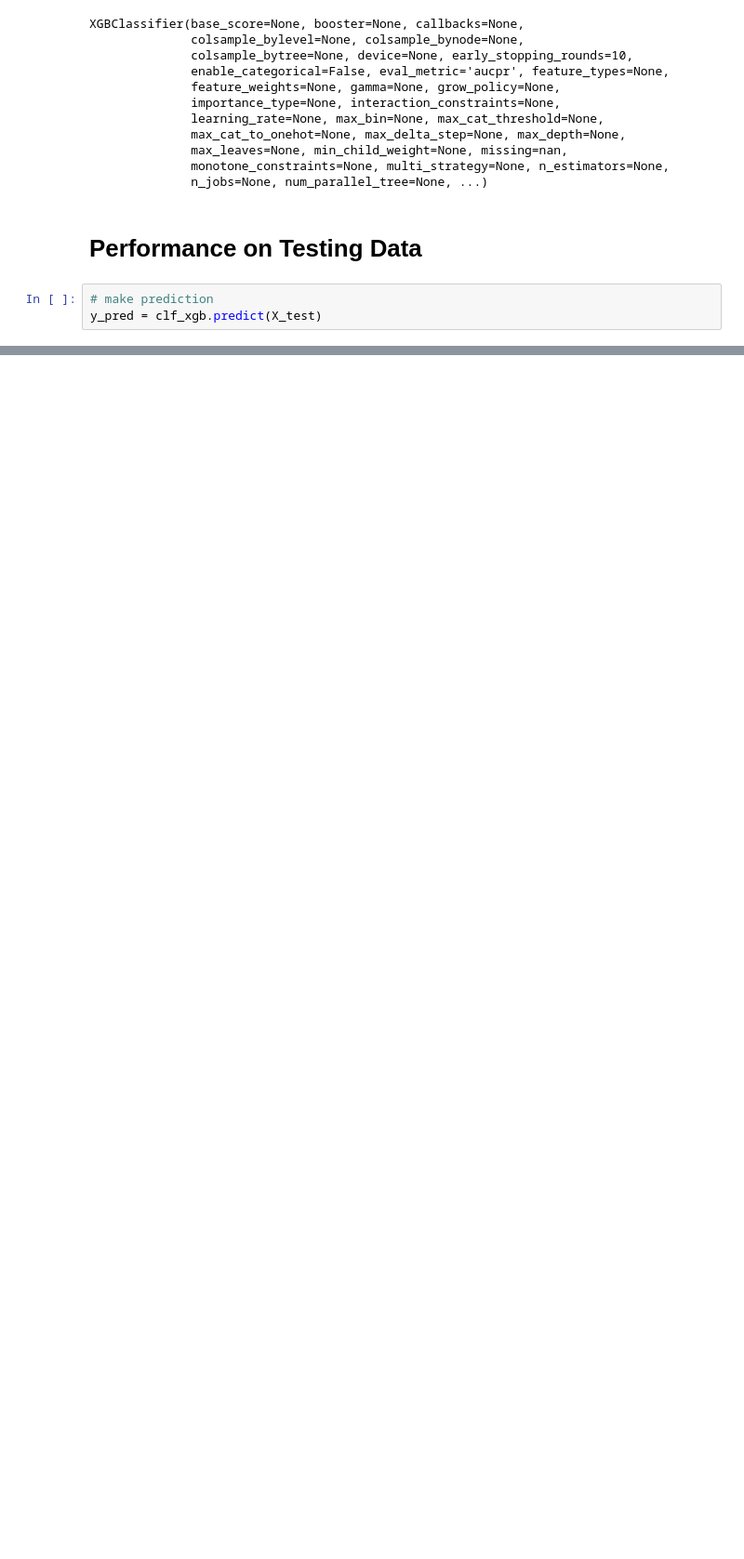
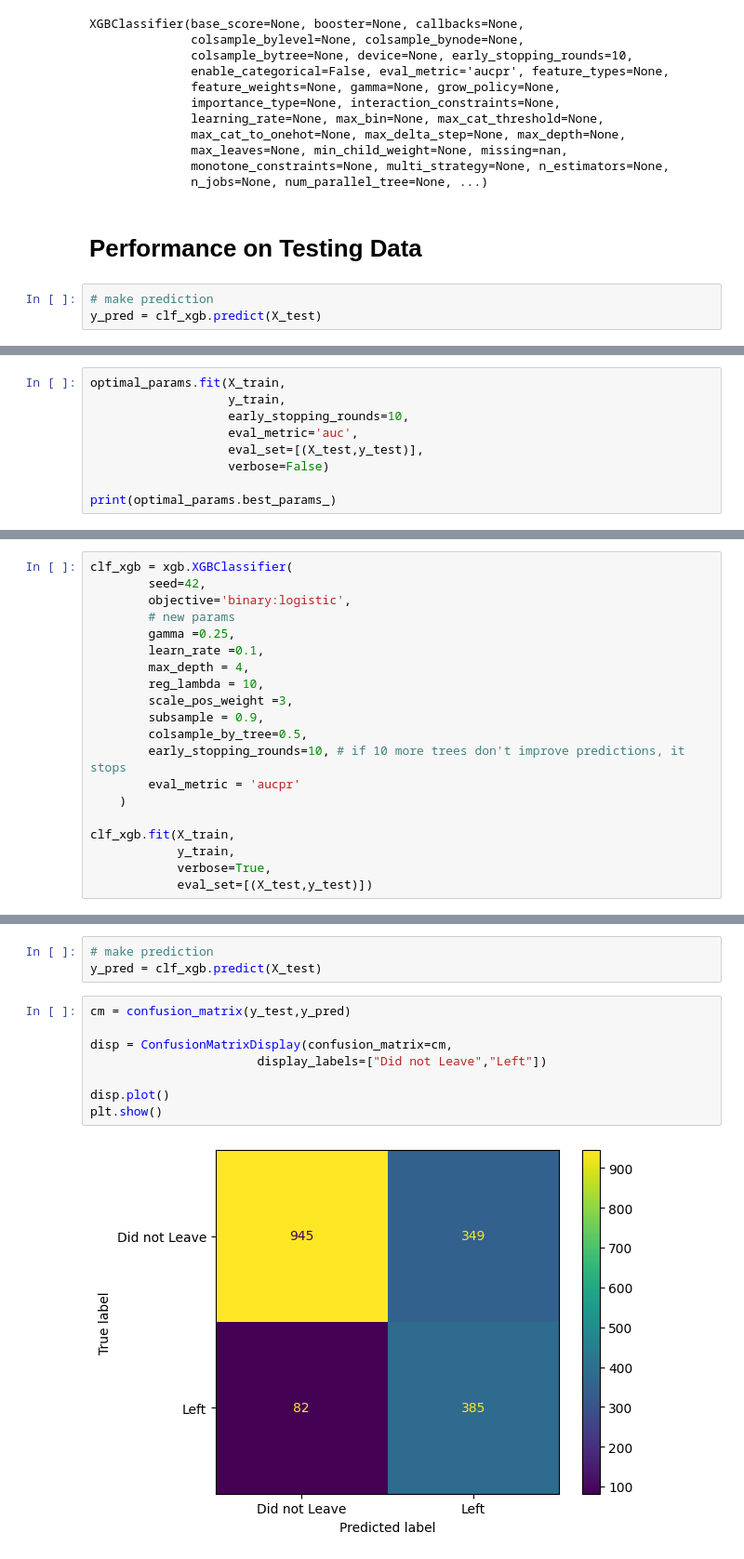
Before and after one commit to hasongc01/Customer-Churn, a Jupyter notebook: teleco.ipynb, the cells around one changed output, grey strips where cells are left out. Shown at 93% size. Saved outputs shown, nothing was run; the diff lists cells and outputs as text; blank space fills up the shorter version.

```diff
--- a/teleco.ipynb
+++ b/teleco.ipynb
@@ -469,0 +512,9 @@ NameError: name 'plt' is not defined
+# %%
+optimal_params.fit(X_train,
+                   y_train,
+                   early_stopping_rounds=10,
+                   eval_metric='auc',
+                   eval_set=[(X_test,y_test)],
+                   verbose=False)
+
+print(optimal_params.best_params_)
@@ -469,0 +523,20 @@ NameError: name 'plt' is not defined
+# %%
+clf_xgb = xgb.XGBClassifier(
+        seed=42,
+        objective='binary:logistic',
+        # new params
+        gamma =0.25,
+        learn_rate =0.1,
+        max_depth = 4,
+        reg_lambda = 10,
+        scale_pos_weight =3,
+        subsample = 0.9,
+        colsample_by_tree=0.5,
+        early_stopping_rounds=10, # if 10 more trees don't improve predictions, it stops
+        eval_metric = 'aucpr'
+    )
+
+clf_xgb.fit(X_train,
+            y_train,
+            verbose=True,
+            eval_set=[(X_test,y_test)])
@@ -469,0 +583,13 @@ NameError: name 'plt' is not defined
+# %%
+# make prediction
+y_pred = clf_xgb.predict(X_test)
+# %%
+cm = confusion_matrix(y_test,y_pred)
+
+disp = ConfusionMatrixDisplay(confusion_matrix=cm,
+                       display_labels=["Did not Leave","Left"])
+
+disp.plot()
+plt.show()
+# %% [output]
+[figure, added]
```
Also changed, not shown: parts of 9 cells of this notebook.
